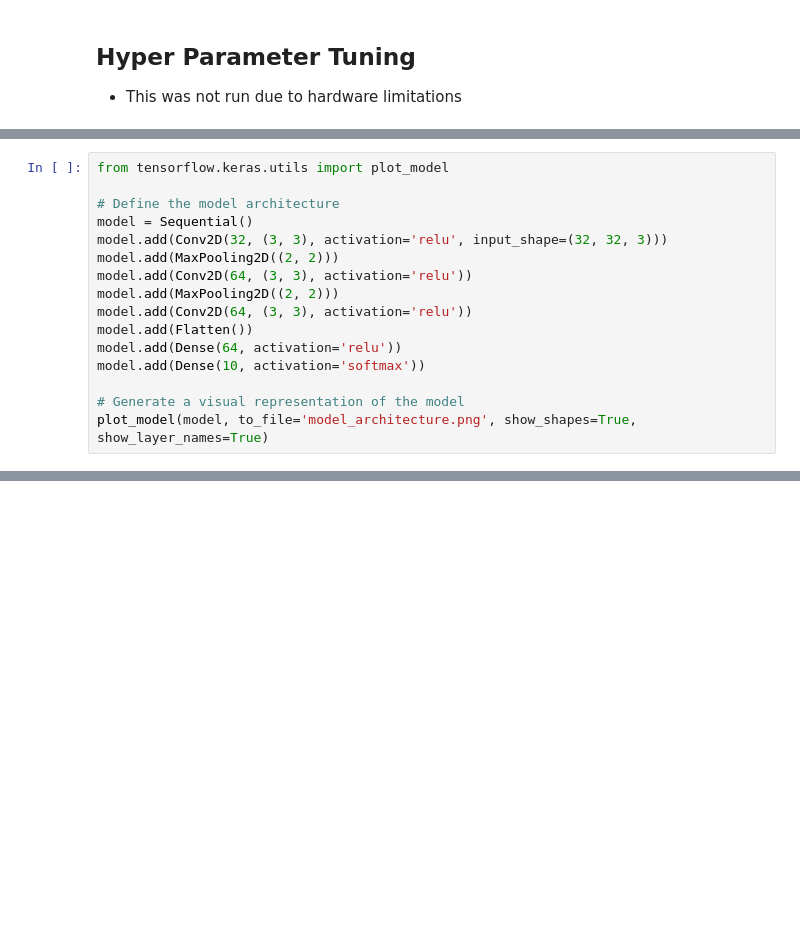
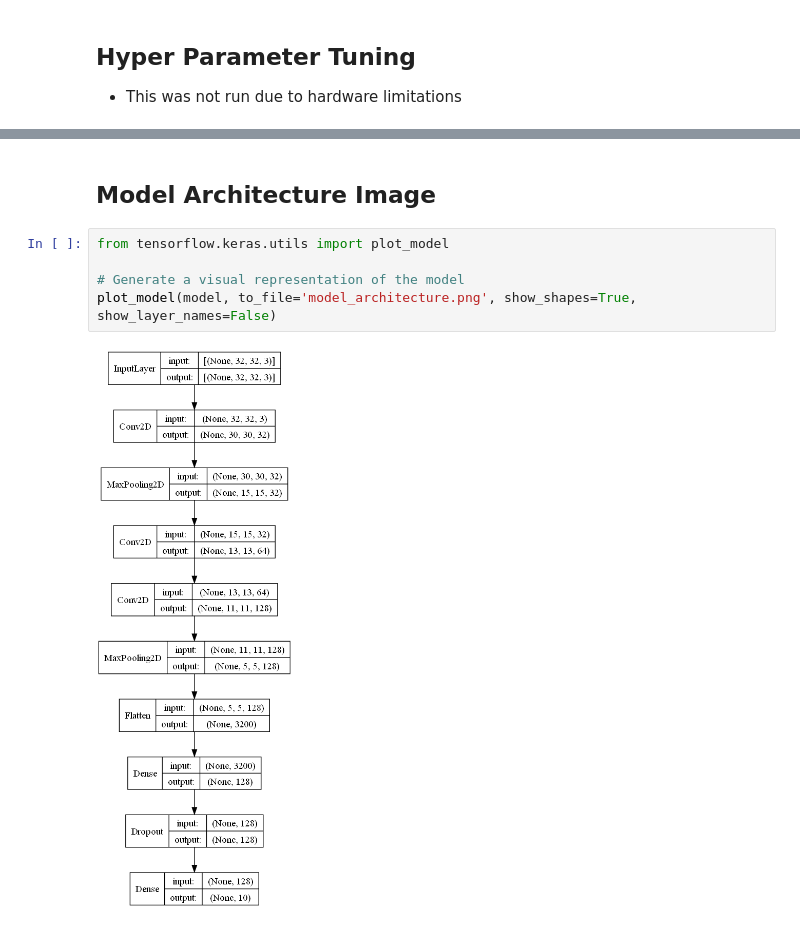
Before and after one commit to analyticsbyted/CNN-Image-Classification-CIFAR10, a Jupyter notebook: CNN_Image_Classification_CIFAR10.ipynb, the cells around one changed output, grey strips where cells are left out. Cells and saved outputs as stored; diff of their text form; blank space fills up the shorter version.

```diff
--- a/CNN_Image_Classification_CIFAR10.ipynb
+++ b/CNN_Image_Classification_CIFAR10.ipynb
@@ -728,16 +727,0 @@ KeyboardInterrupt:
-# %%
-from tensorflow.keras.utils import plot_model
-
-# Define the model architecture
-model = Sequential()
-model.add(Conv2D(32, (3, 3), activation='relu', input_shape=(32, 32, 3)))
-model.add(MaxPooling2D((2, 2)))
-model.add(Conv2D(64, (3, 3), activation='relu'))
-model.add(MaxPooling2D((2, 2)))
-model.add(Conv2D(64, (3, 3), activation='relu'))
-model.add(Flatten())
-model.add(Dense(64, activation='relu'))
-model.add(Dense(10, activation='softmax'))
-
-# Generate a visual representation of the model
-plot_model(model, to_file='model_architecture.png', show_shapes=True, show_layer_names=True)
@@ -743,0 +769,9 @@ plot_model(model, to_file='model_architecture.png', show_shapes=True, show_layer
+# %% [markdown]
+## Model Architecture Image
+# %%
+from tensorflow.keras.utils import plot_model
+
+# Generate a visual representation of the model
+plot_model(model, to_file='model_architecture.png', show_shapes=True, show_layer_names=False)
+# %% [output]
+[figure, added]
```
Also changed, not shown: parts of 22 cells of this notebook, 18 other files.
